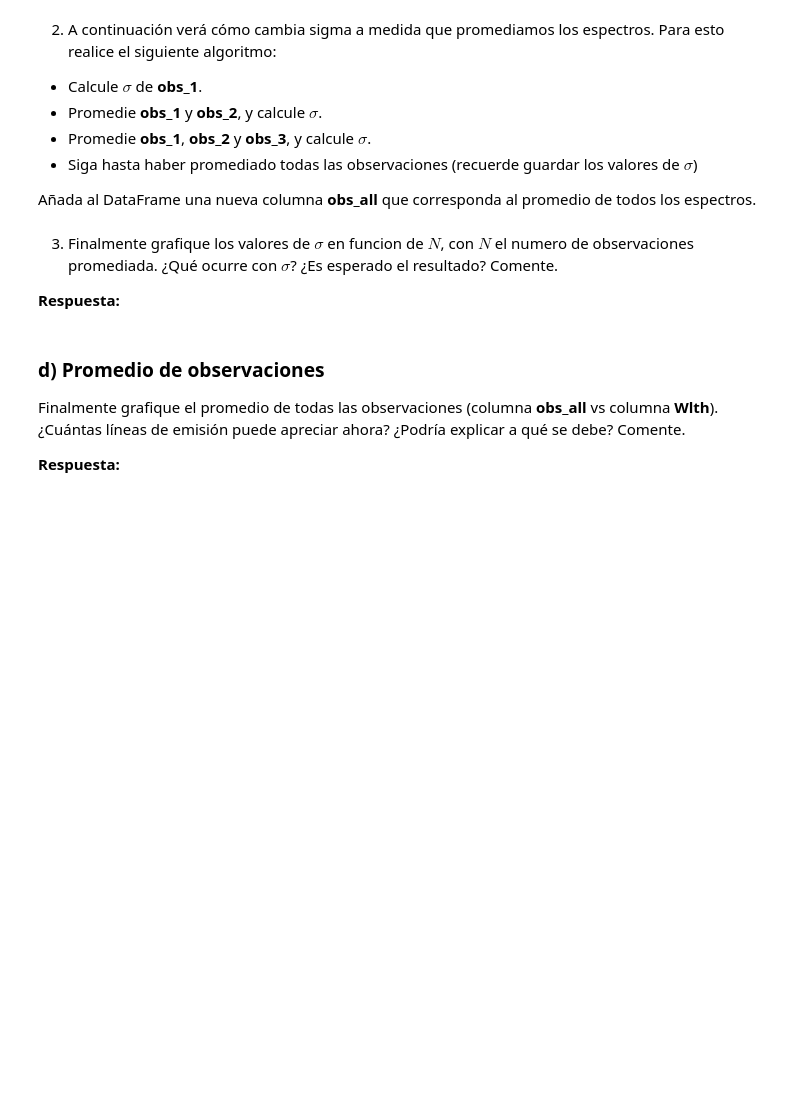
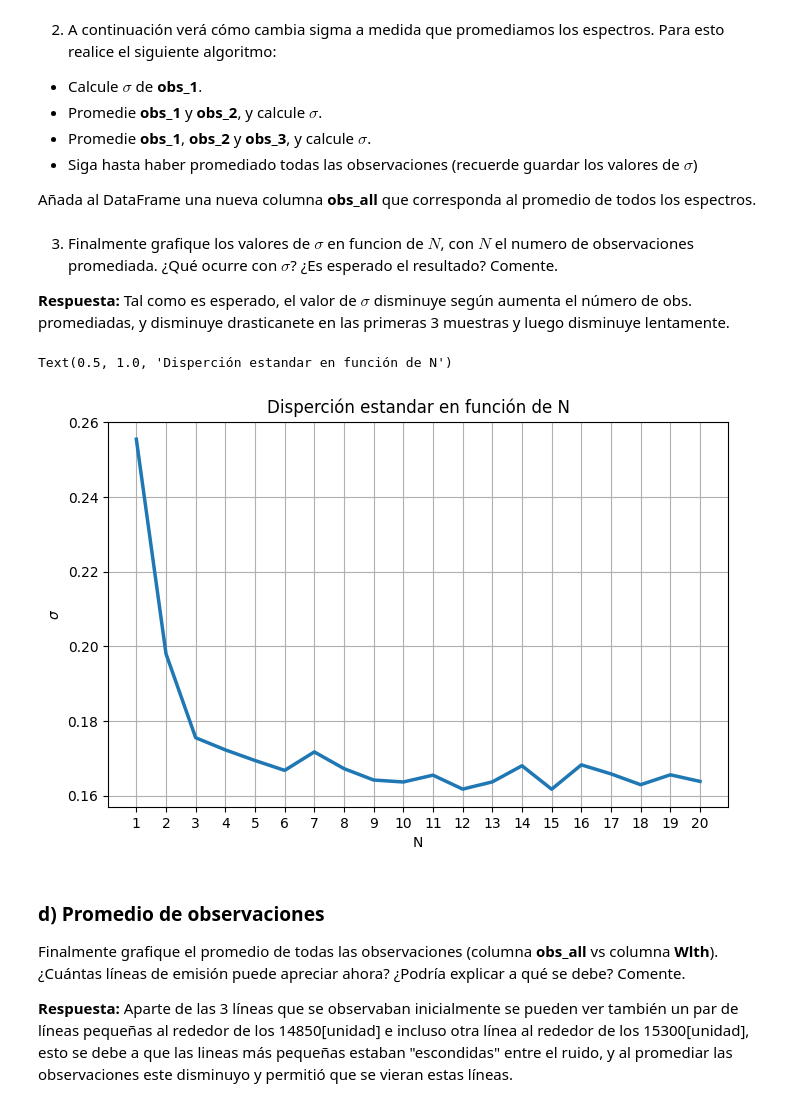
Before and after one commit to p-salv/Tarea-2, a Jupyter notebook: Tarea2.ipynb, the cells around one changed output. Saved outputs shown, nothing was run; the diff lists cells and outputs as text; code cells hidden in the pictures; blank space fills up the shorter version.

```diff
--- a/Tarea2.ipynb
+++ b/Tarea2.ipynb
@@ -383,10 +381,26 @@ data['obs_all'] = obs_all
 # %% [markdown]
  3. Finalmente grafique los valores de $\sigma$ en funcion de $N$, con $N$ el numero de observaciones promediada. ¿Qué ocurre con $\sigma$? ¿Es esperado el resultado? Comente.
 
-**Respuesta:**
+**Respuesta:** Tal como es esperado, el valor de $\sigma$ disminuye según aumenta el número de obs. promediadas, y disminuye drasticanete en las primeras 3 muestras y luego disminuye lentamente.
+# %%
+N = np.arange(1,21)
+
+plt.figure(figsize=(8,5))
+plt.xticks(N)
+plt.grid(True)
+
+plt.plot(N, sigma, linewidth=2.5)
+
+#textos
+plt.xlabel('N')
+plt.ylabel('$\sigma$')
+plt.title('Disperción estandar en función de N')
+# %% [output]
+Text(0.5, 1.0, 'Disperción estandar en función de N')
+[figure, added]
 # %% [markdown]
 ### d) Promedio de observaciones
 
 Finalmente grafique el promedio de todas las observaciones (columna **obs_all** vs columna **Wlth**). ¿Cuántas líneas de emisión puede apreciar ahora? ¿Podría explicar a qué se debe? Comente.
 
-**Respuesta:**
+**Respuesta:** Aparte de las 3 líneas que se observaban inicialmente se pueden ver también un par de líneas pequeñas al rededor de los 14850[unidad] e incluso otra línea al rededor de los 15300[unidad], esto se debe a que las lineas más pequeñas estaban "escondidas" entre el ruido, y al promediar las observaciones este disminuyo y permitió que se vieran estas líneas.
```
Also changed, not shown: parts of 2 cells of this notebook.
